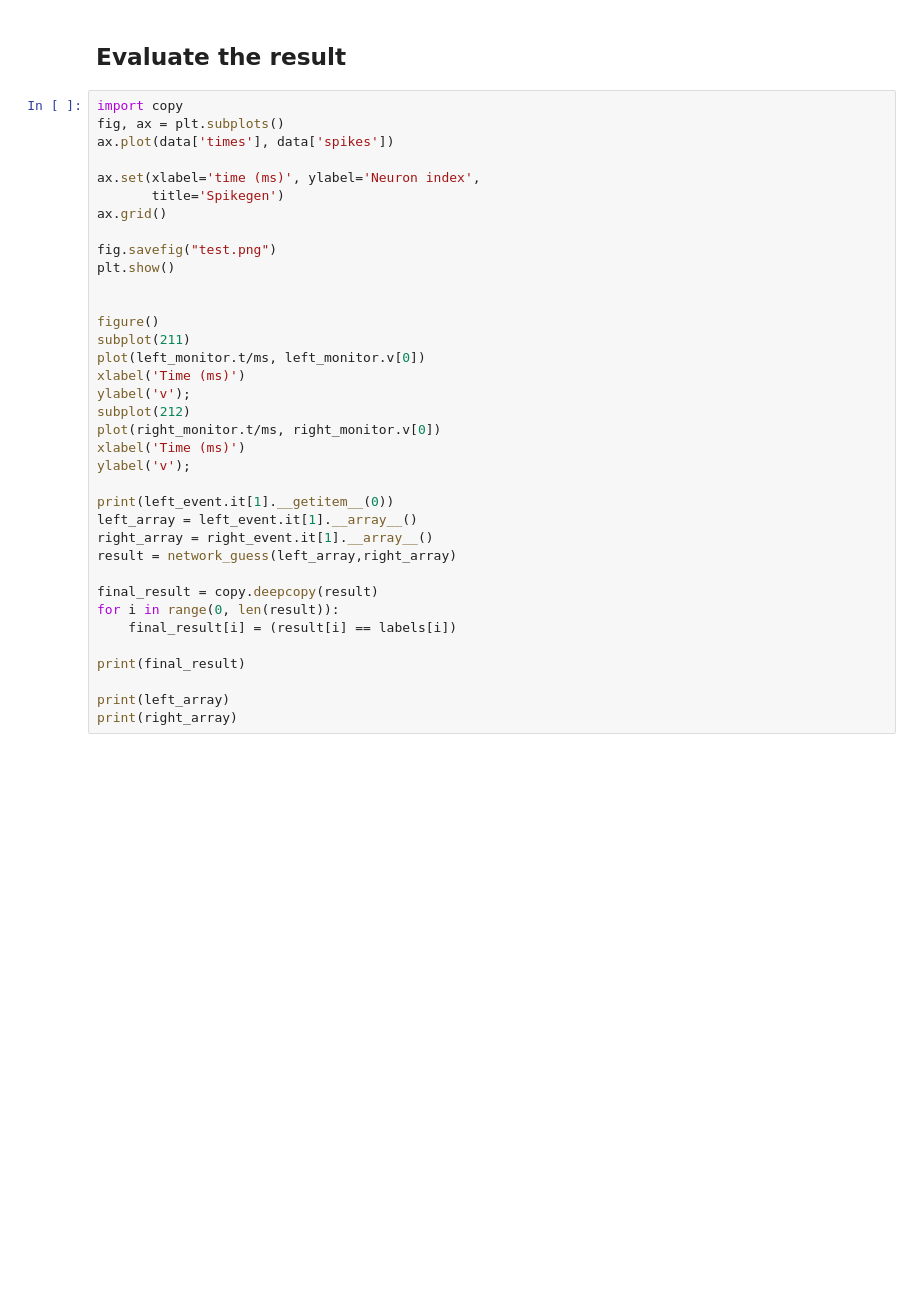
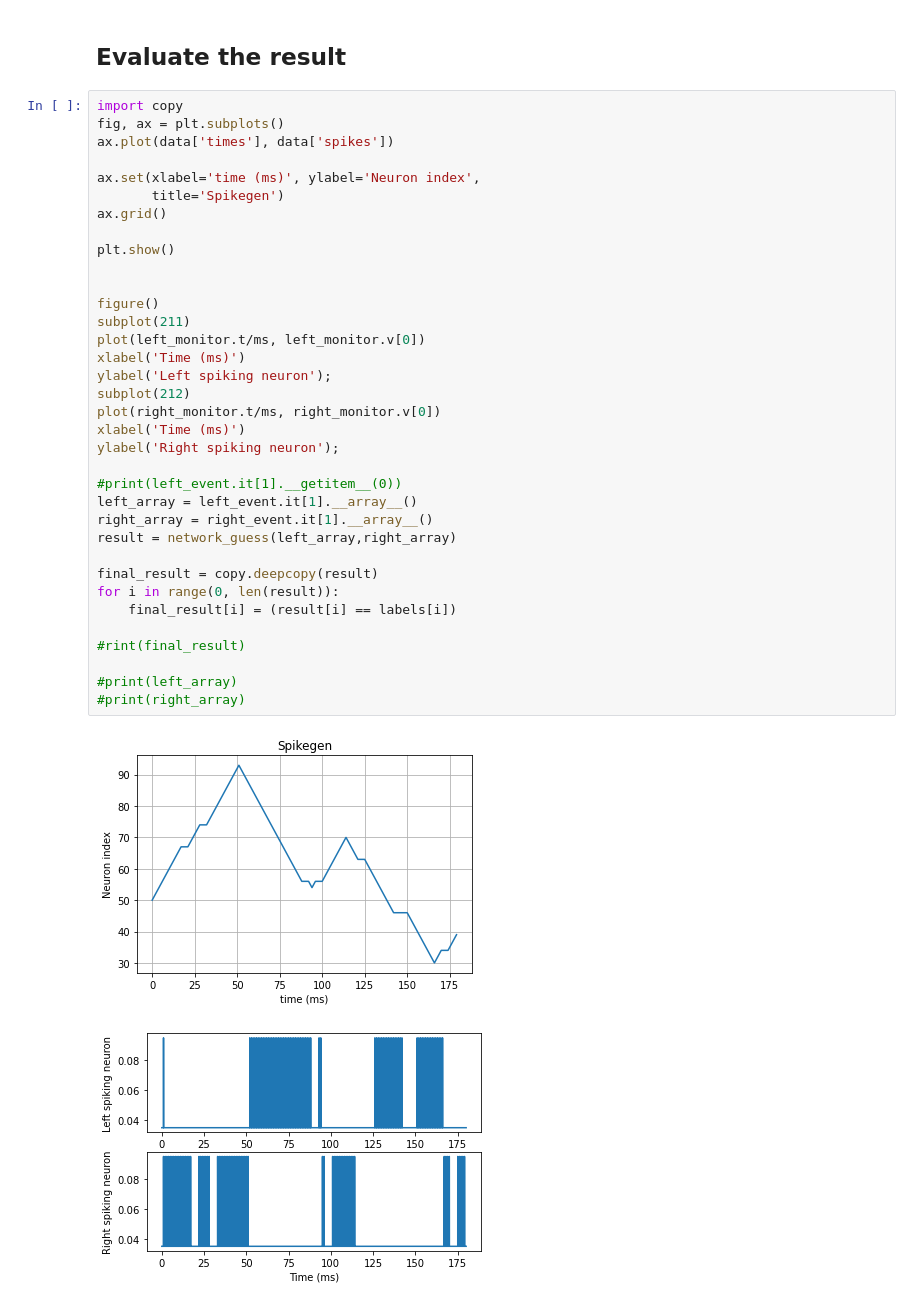
Before and after one commit to EmilyBjartskular/spiking-adventure, a Jupyter notebook: notebook/Generated data.ipynb, the cells around one changed output. Cells and saved outputs as stored; diff of their text form; blank space fills up the shorter version.

```diff
--- a/notebook/Generated data.ipynb
+++ b/notebook/Generated data.ipynb
@@ -307,36 +307,38 @@ Starting simulation at t=0. s for a duration of 180. ms
 # %%
 import copy
 fig, ax = plt.subplots()
 ax.plot(data['times'], data['spikes'])
 
 ax.set(xlabel='time (ms)', ylabel='Neuron index',
        title='Spikegen')
 ax.grid()
 
-fig.savefig("test.png")
 plt.show()
 
 
 figure()
 subplot(211)
 plot(left_monitor.t/ms, left_monitor.v[0])
 xlabel('Time (ms)')
-ylabel('v');
+ylabel('Left spiking neuron');
 subplot(212)
 plot(right_monitor.t/ms, right_monitor.v[0])
 xlabel('Time (ms)')
-ylabel('v');
+ylabel('Right spiking neuron');
 
-print(left_event.it[1].__getitem__(0))
+#print(left_event.it[1].__getitem__(0))
 left_array = left_event.it[1].__array__()
 right_array = right_event.it[1].__array__()
 result = network_guess(left_array,right_array)
 
 final_result = copy.deepcopy(result)
 for i in range(0, len(result)):
     final_result[i] = (result[i] == labels[i])
 
-print(final_result)
+#rint(final_result)
 
-print(left_array)
-print(right_array)
+#print(left_array)
+#print(right_array)
+# %% [output]
+[figure, added]
+[figure, added]
```
Also changed, not shown: 1 other file.
